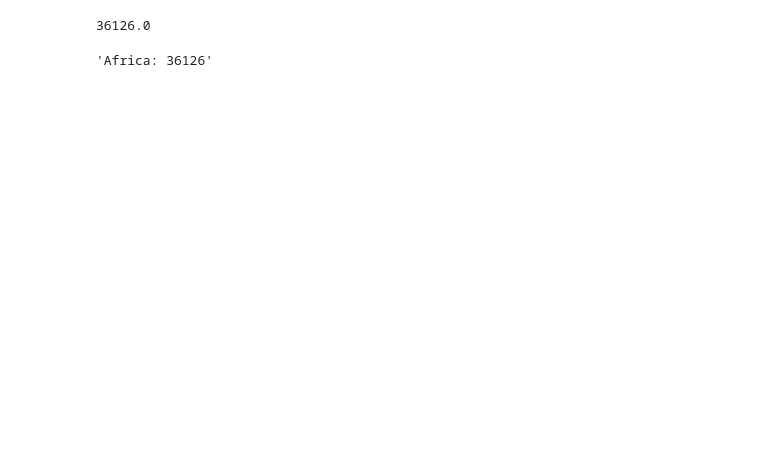
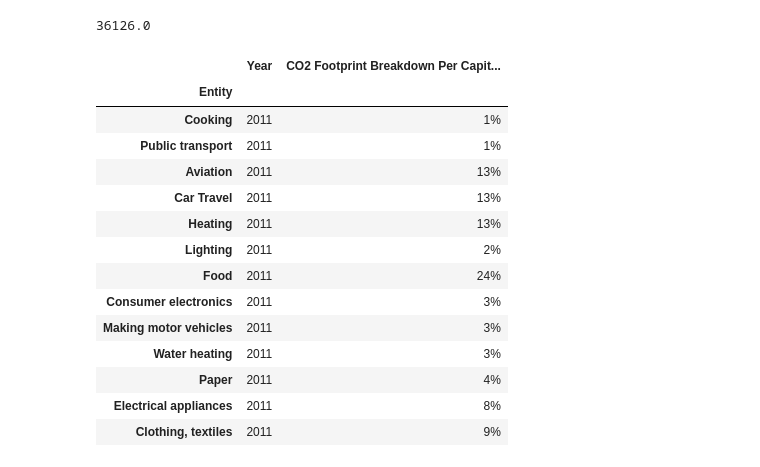
Before and after one commit to gyleodhis/rabetafrica, a Jupyter notebook: dev_book.ipynb, the cells around one changed output. Cells and saved outputs as stored; diff of their text form; code cells hidden in the pictures; blank space fills up the shorter version.

```diff
--- a/dev_book.ipynb
+++ b/dev_book.ipynb
@@ -226,7 +226,27 @@ def fig_bar_vax():
 func_continent()['new_cases'].sum()
 # %% [output]
 36126.0
-# %%
-'Africa: %s' %round(func_continent()['new_cases'].sum())
-# %% [output]
-'Africa: 36126'
+# %%
+#CO2 Footprint Breakdown Per Capita - Goodall (2011)
+#CO2 emissions by sector (CAIT, 2021).csv
+# co2_url = 'https://raw.githubusercontent.com/gyleodhis/owid-datasets/master/datasets/CO2%20Footprint%20Breakdown%20Per%20Capita%20-%20Goodall%20(2011)/CO2%20Footprint%20Breakdown%20Per%20Capita%20-%20Goodall%20(2011).csv'
+co2_url=('assets/co2Footprint.csv')
+co2_df = pd.read_csv(co2_url, index_col=0)
+co2_df.to_csv('assets/co2Footprint.csv')
+co2_df.sort_values(by='CO2 Footprint Breakdown Per Capita (Goodall (2011))')
+# %% [output]
+|  | Year | CO2 Footprint Breakdown Per Capit... |
+| Entity |  |  |
+| Cooking | 2011 | 1% |
+| Public transport | 2011 | 1% |
+| Aviation | 2011 | 13% |
+| Car Travel | 2011 | 13% |
+| Heating | 2011 | 13% |
+| Lighting | 2011 | 2% |
+| Food | 2011 | 24% |
+| Consumer electronics | 2011 | 3% |
+| Making motor vehicles | 2011 | 3% |
+| Water heating | 2011 | 3% |
+| Paper | 2011 | 4% |
+| Electrical appliances | 2011 | 8% |
+| Clothing, textiles | 2011 | 9% |
```
Also changed, not shown: parts of 7 cells of this notebook, 5 other files.
